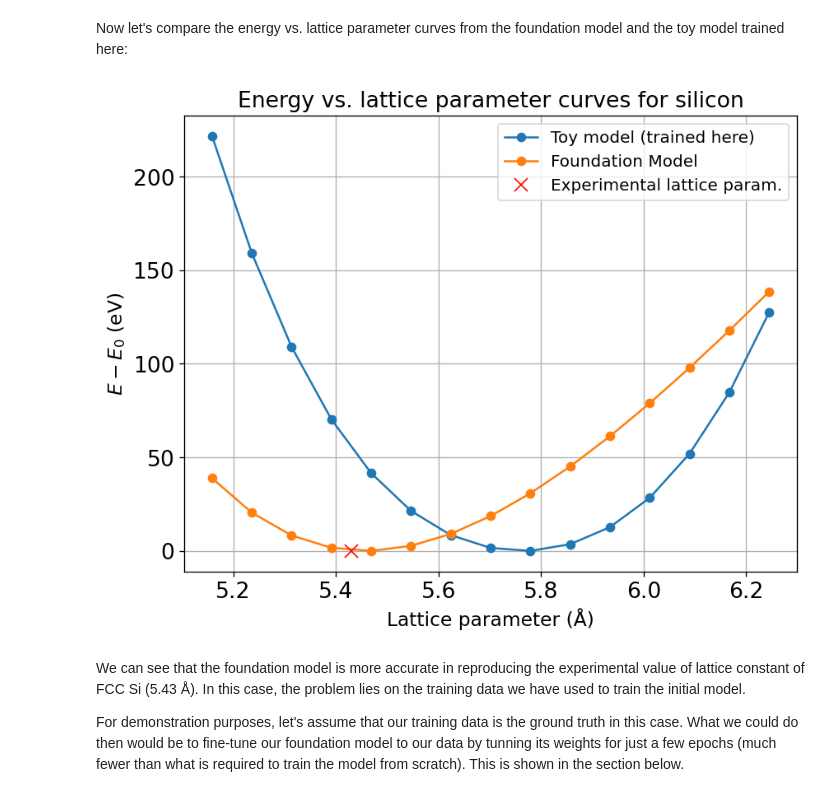
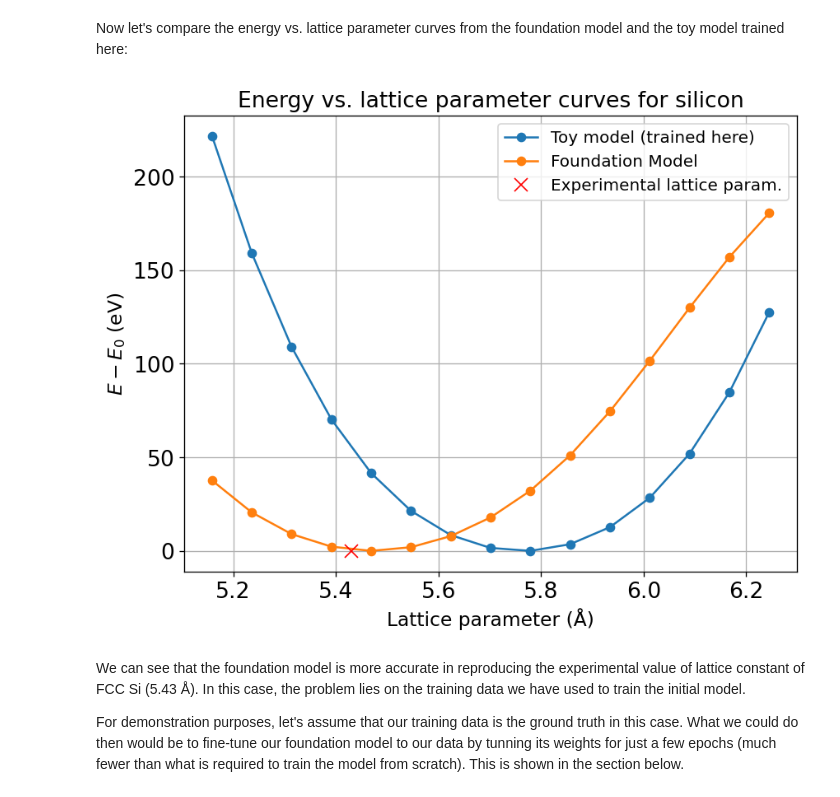
Before and after one commit to mir-group/nequip-tutorial, a Jupyter notebook: NequIP_Tutorial.ipynb, the cells around one changed output. Cells and saved outputs as stored; diff of their text form; code cells hidden in the pictures.

Commit message:
change FM to nequip small

```diff
--- a/NequIP_Tutorial.ipynb
+++ b/NequIP_Tutorial.ipynb
@@ -716,7 +716,7 @@ Now let's compare the energy vs. lattice parameter curves from the foundation mo
 #@title Running the foundation model ASE calculator
 
 fm_calculator = NequIPCalculator.from_compiled_model(
-    compile_path="/content/mir-group__NequIP-OAM-L__0.1.nequip.pt2",
+    compile_path="/content/mir-group__NequIP-OAM-S__0.1.nequip.pt2",
     chemical_species_to_atom_type_map = {'Si':'Si'},
     device='cuda' )
 
@@ -724,34 +724,34 @@ scaling_factors = np.linspace(0.95, 1.15, 15)
 fm_energies = []
 energies = []
 lattice_constants = []
 for scale in scaling_factors:
     scaled_si = bulk("Si", crystalstructure="diamond", a=5.43 * scale, cubic=True)
     scaled_si *= (3, 3, 3)  # Make a supercell (3x3x3) to get 216 atoms
     scaled_si.calc = fm_calculator
     fm_energies.append(scaled_si.get_potential_energy())
     scaled_si.calc = calculator
     energies.append(scaled_si.get_potential_energy())
     lattice_constants.append(
         scaled_si.cell.lengths()[0]/3
     )
 
 
 plt.figure(figsize=(8, 6), dpi=120)
 plt.plot(lattice_constants, energies-min(energies), marker='o',
          label="Toy model (trained here)")
 plt.plot(lattice_constants, fm_energies-min(fm_energies), marker='o',
          label="Foundation Model")
 plt.plot(5.43, 0, 'x', color='red',
          markersize=10, label="Experimental lattice param.")
 # plt.xlabel("Volume (Å³)", fontsize=14)
 plt.xlabel("Lattice parameter (Å)", fontsize=14)
 plt.ylabel("$E - E_0$ (eV)", fontsize=14)
 plt.title("Energy vs. lattice parameter curves for silicon", fontsize=16)
 plt.legend(fontsize=12)
 plt.grid()
 plt.show()
 # %% [output]
-[figure, old version]
+[figure, new version]
 # %% [markdown]
 We can see that the foundation model is more accurate in reproducing the experimental value of lattice constant of FCC Si (5.43 Å). In this case, the problem lies on the training data we have used to train the initial model.
 
```
Also changed, not shown: parts of 6 cells of this notebook, 1 other file.
